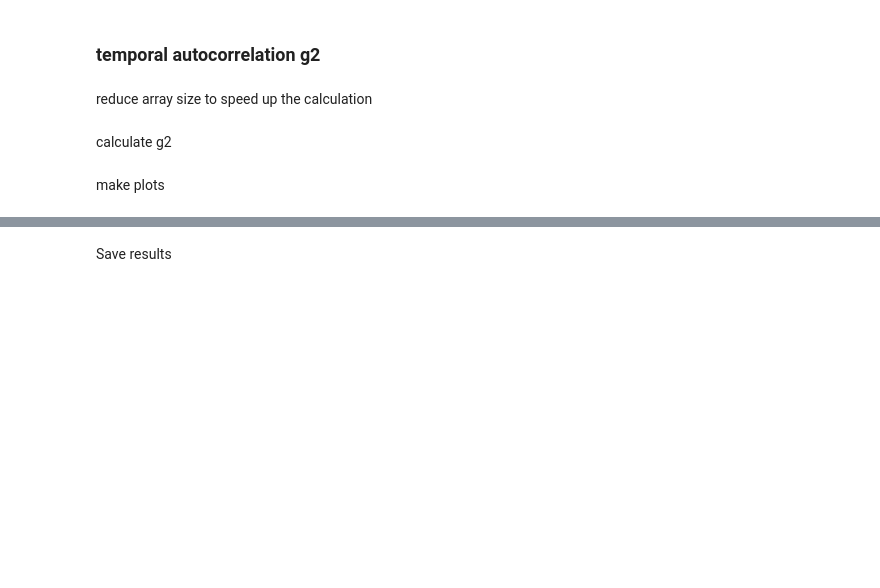
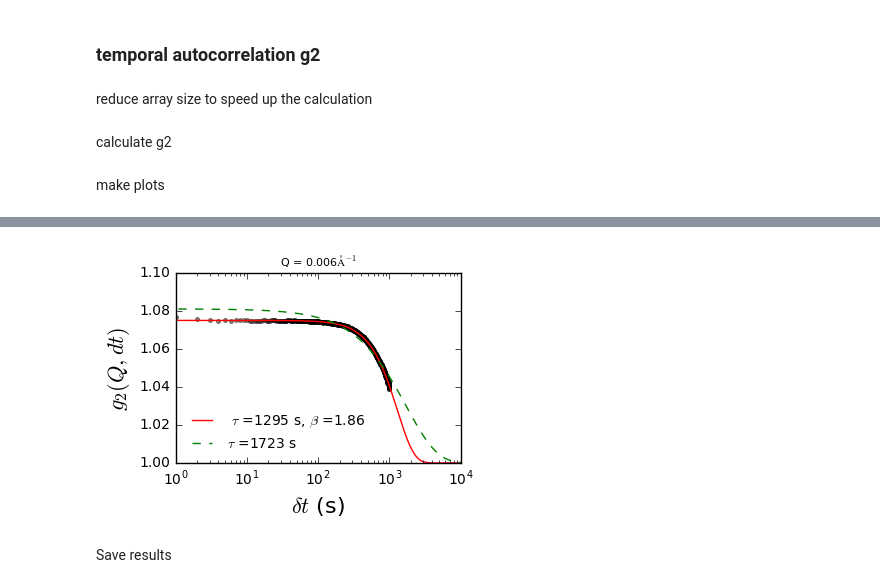
Before and after one commit to fperakis/XPCS-tools, a Jupyter notebook: examples/02_g2_function.ipynb, the cells around one changed output, grey strips where cells are left out. Cells and saved outputs as stored; diff of their text form; code cells hidden in the pictures; blank space fills up the shorter version.

```diff
--- a/examples/02_g2_function.ipynb
+++ b/examples/02_g2_function.ipynb
@@ -21,7 +21,7 @@ plot_save=False
 Note that the hdf5plugin must be installed (pip install hdf5plugin)
 # %%
 file_name = 'lda_dp52_00028_data_000001.h5'
-file_path = '../data/lda_dp52/'+file_name
+file_path = '../data/'+file_name
 h5file = h5py.File(file_path, 'r')
 data = h5file['entry/data/data/']
 # %%
@@ -29,14 +29,14 @@ avg_data = np.sum(data,axis=0)/float(data.shape[0])
 # %% [markdown]
 ### load mask and parameters
 # %%
-mask = np.load('masks/eiger_mask.npy')
+mask = np.load('../masks/eiger_mask.npy')
 dpix,Ldet,center  = eiger_parameters()
 # %% [markdown]
 ### temporal autocorrelation g2
 # %% [markdown]
 reduce array size to speed up the calculation
 # %%
-sxy = 300
+sxy = 120
 dx = [center[0]-sxy,center[0]+sxy]
 dy = [center[1]-sxy,center[1]+sxy]
 
@@ -65,21 +67,23 @@ plt.show()
 # %%
 plt.figure(figsize=[4,3])
 
-i=6
+i=0
 plt.plot(dt,g2[:,i],'o',alpha=0.5,c='black',ms=3)
 
 popt,x,curve,perr = fit(stretched_exponential,dt,g2[:,i],p0=[0.06,1e3,1])
 plt.plot(x,curve,c='red',ls='-',lw=1,label=r' $\tau$ =%d s, $\beta$ =%.2f'%(popt[1],popt[2]))
-popt,x,curve,perr = fit(exponential,dt[1:],g2[1:,i],p0=[g2[1,i],1e3])
+popt,x,curve,perr = fit(exponential,dt,g2[:,i],p0=[g2[0,i],1e3])
 plt.plot(x,curve,c='green',ls='--',lw=1,label=r'$\tau$ =%d s'%(popt[1]))
 
 plt.xlabel(r'$\delta t$ (s)',size=16)
 plt.ylabel(r'$g_{2}(Q,dt)$ ',size=16)
 plt.xscale('log',nonposy='clip')
 plt.xlim([1,1e4])
-plt.ylim([1,1.08])
+plt.ylim([1,1.1])
 plt.legend(frameon=False,loc='lower left', prop={'size': 10})
 plt.title(r'Q = %.3f$\rm \AA^{-1}$'%qt[i],size=8)
 plt.tight_layout()
 
 plt.show()
+# %% [output]
+[figure, added]
```
Also changed, not shown: parts of 3 cells of this notebook.
